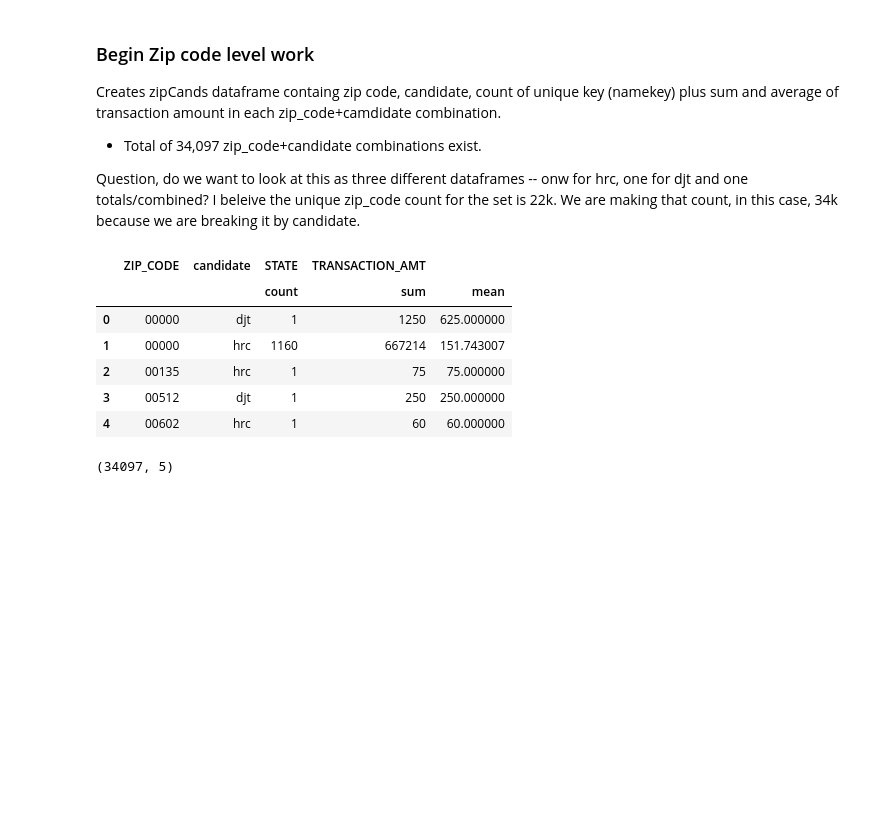
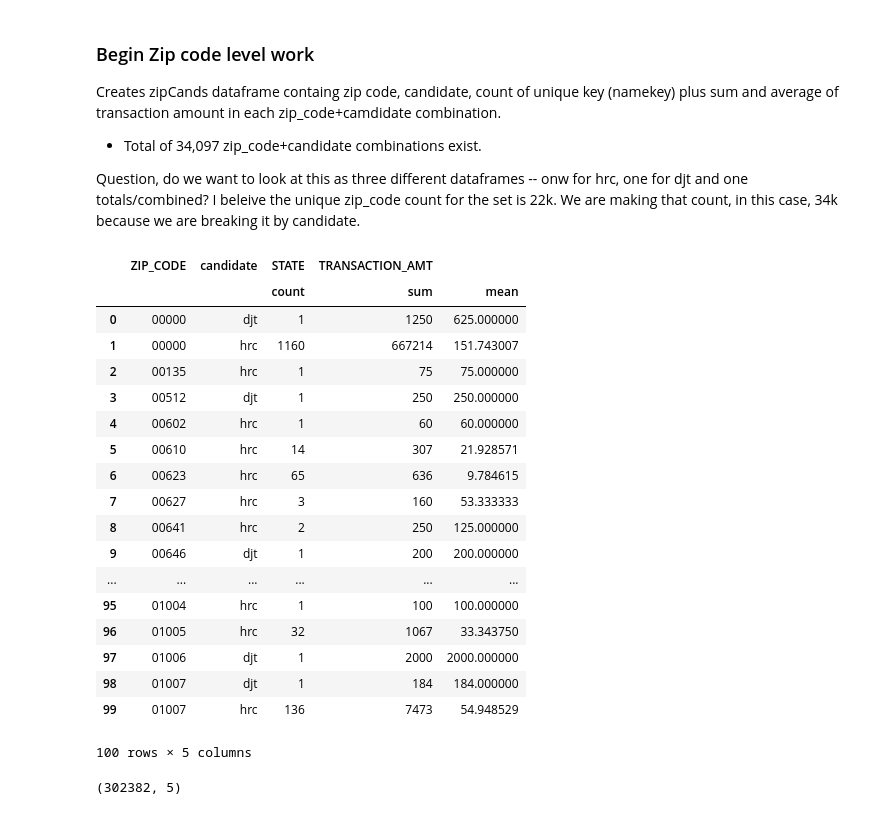
Before and after one commit to sellis4536/uncc_dbc_proj02, a Jupyter notebook: project02_data.ipynb, the cells around one changed output. Saved outputs shown, nothing was run; the diff lists cells and outputs as text; code cells hidden in the pictures; blank space fills up the shorter version.

```diff
--- a/project02_data.ipynb
+++ b/project02_data.ipynb
@@ -48,7 +49,7 @@ import numpy as np
 # %%
 # load contribution_df directly from local folder/csv -- employ io.parser on read to control for zip_code via dtype arg on load
 # take basic measures of PDs.
-contributionsDF = pd.io.parsers.read_csv('contributions_12292018.csv',sep=";", low_memory=False, dtype={'ZIP_CODE': 'str'})
+contributionsDF = pd.io.parsers.read_csv('contributions_12292018.csv',sep=";", low_memory=False, dtype={'ZIP_CODE': 'str', 'TRANSACTION_DT': 'str'})
 # %%
 contributionsDF.shape
 # %% [output]
@@ -207,18 +251,30 @@ Question, do we want to look at this as three different dataframes -- onw for hr
 # %%
 # create zipSums dataframe using groupby zip_code and candidate -- count unique key, sum and average the transaction_amt
 
 zipCands = contributionsDF.groupby(['ZIP_CODE','candidate'], as_index=False).agg({'STATE': ['count'], 'TRANSACTION_AMT': ['sum', 'mean']})
 
-zipCands.head()
+zipCands.head(100)
 # %% [output]
 |  | ZIP_CODE | candidate | STATE | TRANSACTION_AMT |  |
 |  |  |  | count | sum | mean |
 | 0 | 00000 | djt | 1 | 1250 | 625.000000 |
 | 1 | 00000 | hrc | 1160 | 667214 | 151.743007 |
 | 2 | 00135 | hrc | 1 | 75 | 75.000000 |
 | 3 | 00512 | djt | 1 | 250 | 250.000000 |
 | 4 | 00602 | hrc | 1 | 60 | 60.000000 |
+| 5 | 00610 | hrc | 14 | 307 | 21.928571 |
+| 6 | 00623 | hrc | 65 | 636 | 9.784615 |
+| 7 | 00627 | hrc | 3 | 160 | 53.333333 |
+| 8 | 00641 | hrc | 2 | 250 | 125.000000 |
+| 9 | 00646 | djt | 1 | 200 | 200.000000 |
+| ... | ... | ... | ... | ... | ... |
+| 95 | 01004 | hrc | 1 | 100 | 100.000000 |
+| 96 | 01005 | hrc | 32 | 1067 | 33.343750 |
+| 97 | 01006 | djt | 1 | 2000 | 2000.000000 |
+| 98 | 01007 | djt | 1 | 184 | 184.000000 |
+| 99 | 01007 | hrc | 136 | 7473 | 54.948529 |
+100 rows × 5 columns
 # %%
 zipCands.shape
 # %% [output]
-(34097, 5)
+(302382, 5)
```
Also changed, not shown: parts of 12 cells of this notebook.
